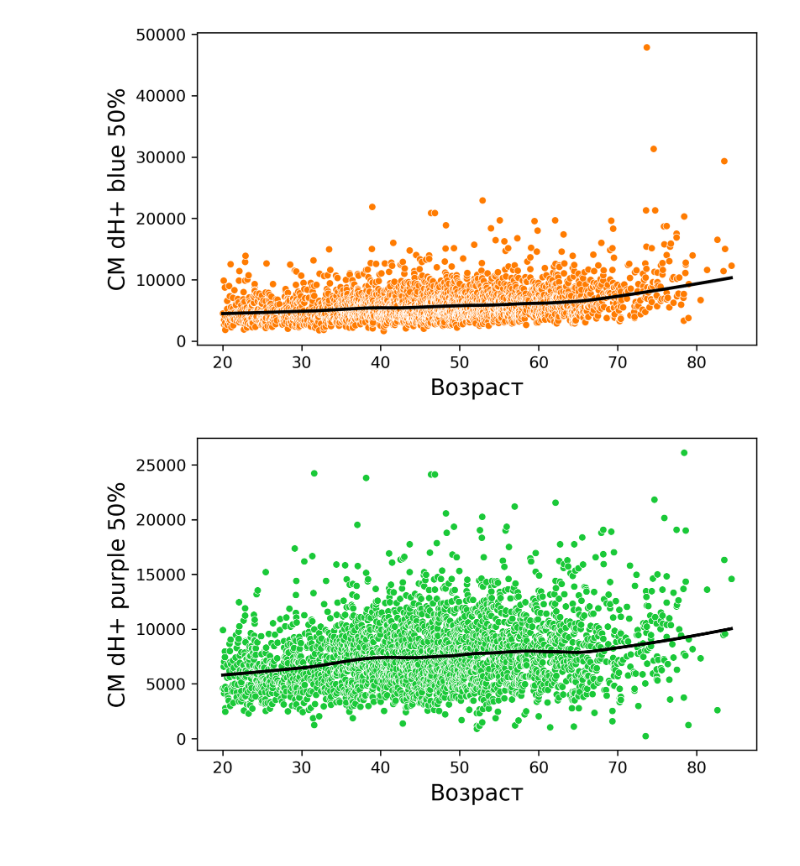
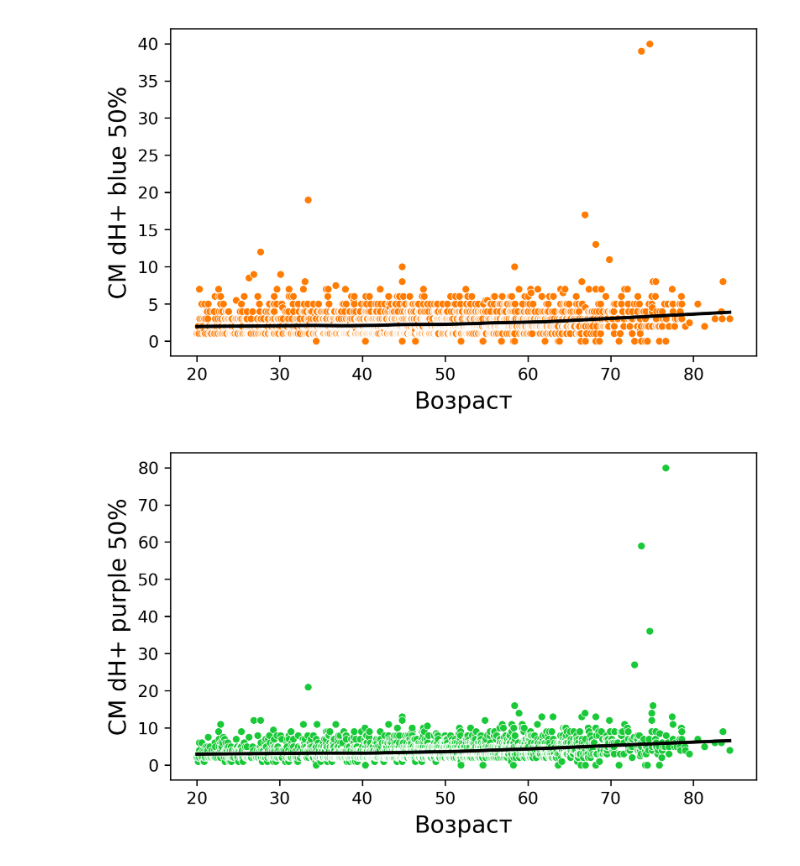
Before and after one commit to CaktusJohn/Computerized-campimetry-test-analysis, a Jupyter notebook: Scatterplots.ipynb, the cells around one changed output. Drawn from its saved outputs; the diff is of its cells as text; code cells hidden in the pictures.

Commit message:
change data

```diff
--- a/Scatterplots.ipynb
+++ b/Scatterplots.ipynb
@@ -8,9 +8,9 @@ import numpy as np
 fig_width = 6.3
 fig_height = 3.54
 
-
-data = pd.read_csv("data_for_scatterplots.csv")
-columns = ["CM_dH+_yellow_green_50%", "CM_dH+_blue_50%", "CM_dH+_purple_50%", "CM_dH+_red_50%"]
+file_path = "D:/AI/Computerized-campimetry-test-analysis/summary_per_color_group.xlsx"
+data = pd.read_excel(file_path)
+necessary = data.rename(columns=lambda x: x.replace('T258', 'CM')) #замена названий столбцов
 # %%
 def build_age_param_scatterplots(data, columns, save_fig=False):
 
@@ -35,5 +35,5 @@ def build_age_param_scatterplots(data, columns, save_fig=False):
             plt.savefig("scatterplot")
             #plt.savefig(f'D:/AI/HIstogram/scat_vith_regplot/plot_{}_{}_vs_{}.png', format='png', dpi=600")
 # %%
-build_age_param_scatterplots(test_data,columns)
+build_age_param_scatterplots(necessary,columns)
 # %% [output]
@@ -41,5 +41,5 @@ build_age_param_scatterplots(test_data,columns)
-[figure, old version]
+[figure, new version]
-[figure, old version]
+[figure, new version]
 [figure]
 # %%
 def build_age_param_gender_scatterplots(data, columns, save_fig=False):
```
Also changed, not shown: parts of 2 cells of this notebook, 2 other files.
